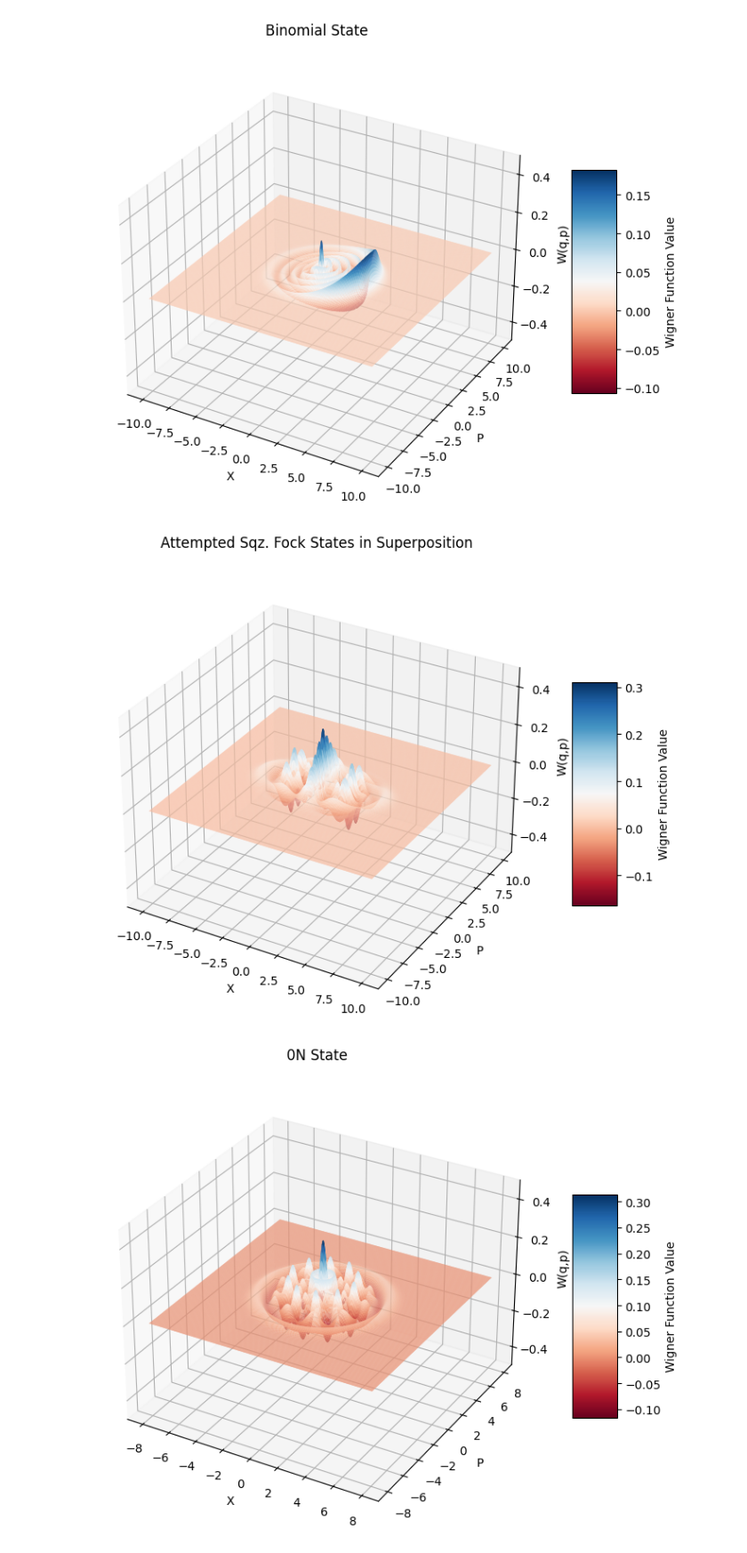
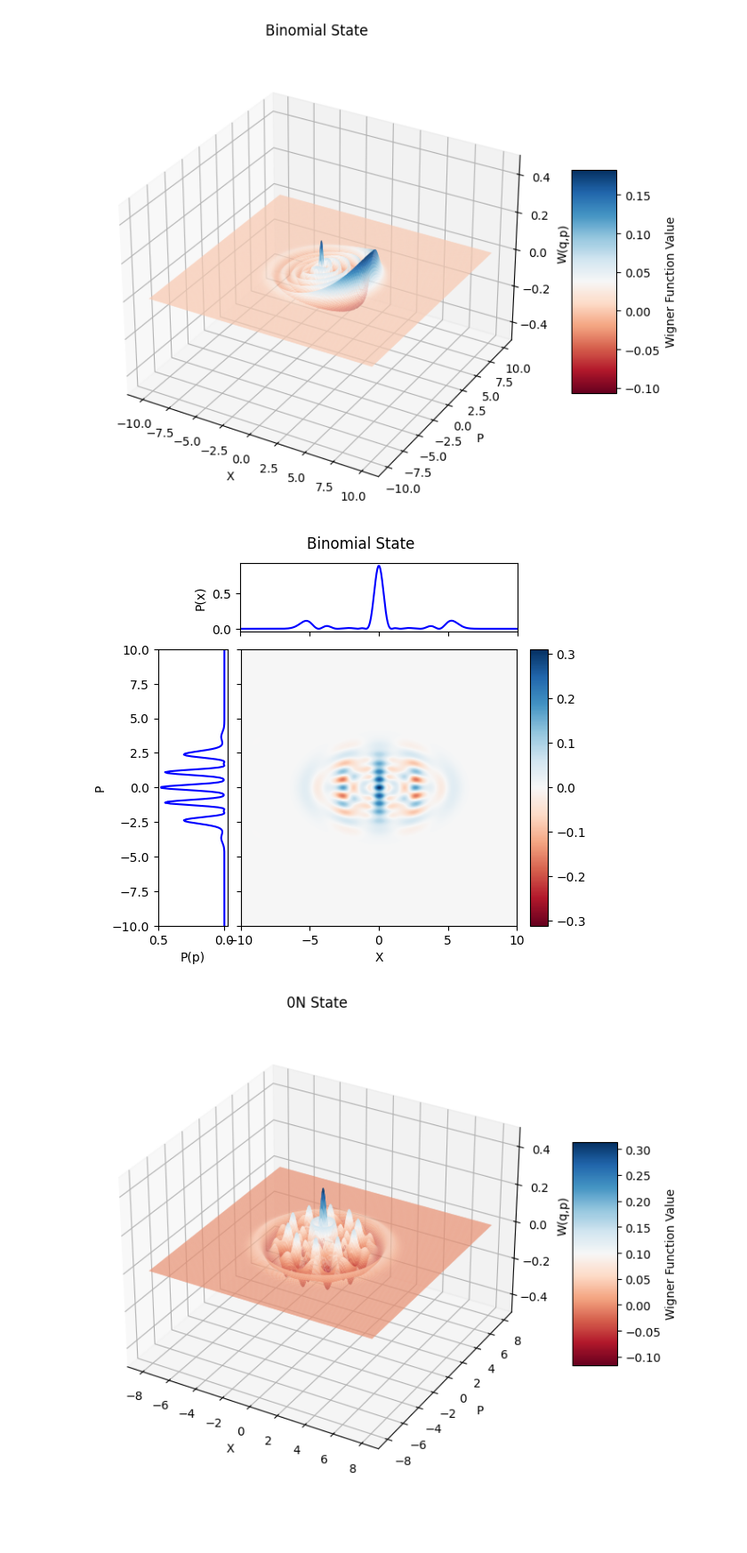
Before and after one commit to QiZhongLi/CV_Simulation, a Jupyter notebook: TestingClass.ipynb, the cells around one changed output. Shown at 89% size. Cells and saved outputs as stored; diff of their text form; code cells hidden in the pictures; blank space fills up the shorter version.

```diff
--- a/TestingClass.ipynb
+++ b/TestingClass.ipynb
@@ -578,14 +575,20 @@ def wigner_fock(n, x, y):
 # %%
 # Gaussian Operations
 # Squeezing Op.
-def Sqz(r,theta):
-    return np.cosh(r) * np.eye(2) + np.sinh(r) * np.array([[np.cos(theta), np.sin(theta)], [np.sin(theta), -np.cos(theta)]])
+#def Sqz(r,theta):
+#    return np.cosh(r) * np.eye(2) + np.sinh(r) * np.array([[np.cos(theta), np.sin(theta)], [np.sin(theta), -np.cos(theta)]])
 d_squeezing = np.zeros(2)  # No displacement for squeezing
+
+def Sqz(r, phi):
+    s = np.sin(phi)
+    c = np.cos(phi)
+
+    return np.cosh(r)*np.eye(2) - np.sinh(r)*np.array([[c, s],[s,-c]])
 
 # Displacement Op.
 F_Displacement = np.eye(2)
 def Displacement(alpha):
-    return np.array([alpha.real, alpha.imag])
+    return np.sqrt(2*hbar)*np.array([alpha.real, alpha.imag])
 
 # Beam splitter Op.
 # Knicked this from Olga's code
@@ -596,7 +599,7 @@ def beam_splitter(theta, phi):
     cs = np.cos(theta) * np.eye(2)
     ss = np.sin(theta) * np.array([[cp, -sp], [sp, cp]])
     return np.block([[cs, -ss.T],[ss, cs]])
-d_bs = np.zeros(2)
+d_bs = np.zeros(4)
 # %%
 # Muh Plotting Functions
 import matplotlib as mpl
@@ -826,16 +844,17 @@ plot_wigner_3D(Wbinom.real, x, x, title='Binomial State', figsize = (8,6))
 # %%
 # The Walrus Attempt
 fock_coeffs = [ 0.661, 0, -0.343, 0, 0.253, 0, -0.368, 0, 0.377, 0, 0.323, 0, 0.365 ] # In Fock basis
 testy = prepare_sprPos_Fock(fock_coeffs, 1e-4, hbar = 1)
 testy.ApplyOp(Sqz(0.196,0),d_squeezing)
 x = np.linspace(-10,10,300)
 Wt = testy.get_wigner(x,x)
 
-
-plot_wigner_3D(Wt.real, x, x, title='Attempted Sqz. Fock States in Superposition', figsize = (8,6))
-#plot_wigner_with_marginals_2D(Wt.real,x,x, title='Binomial State')
+# https://the-walrus.readthedocs.io/en/latest/gallery/gkp.html
+# Not a complete failure but something is sus. I just can't put m finger on it.
+#plot_wigner_3D(Wt.real, x, x, title='Attempted Sqz. Fock States in Superposition', figsize = (8,6))
+plot_wigner_with_marginals_2D(Wt.real,x,x, title='Binomial State')
 # %% [output]
-[figure, old version]
+[figure, new version]
 # %%
 # 0N state
 n = 10
```
Also changed, not shown: parts of 13 cells of this notebook.
